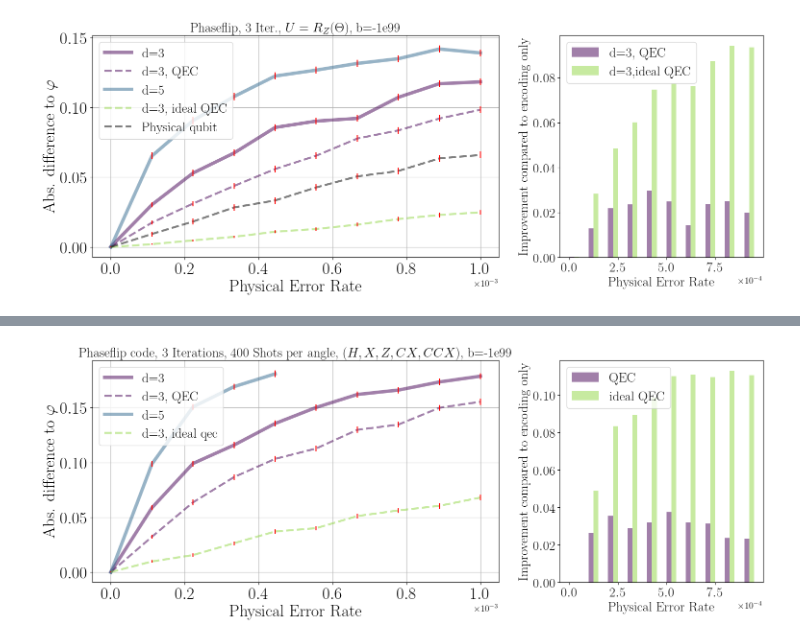
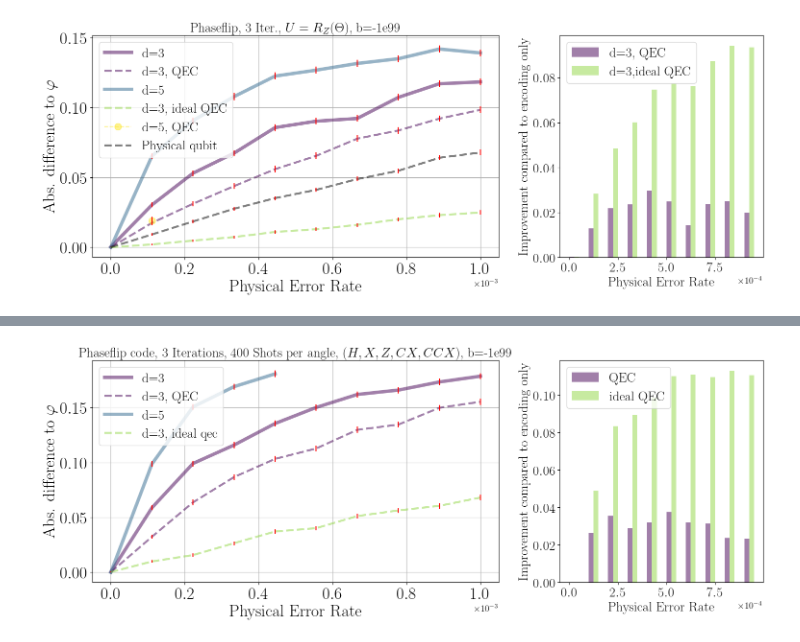
Before and after one commit to RicemanBoy/iqpe, a Jupyter notebook: repcode.ipynb, the cells around one changed output, grey strips where cells are left out. Saved outputs shown, nothing was run; the diff lists cells and outputs as text; code cells hidden in the pictures.

```diff
--- a/repcode.ipynb
+++ b/repcode.ipynb
@@ -19,7 +76,7 @@ shots = 400
 p1, y1, y_qec1, err1, err_qec1 = np.loadtxt("HPC/text/d3_rz_short.txt", delimiter = ",")
 p2, y2, err2 = np.loadtxt("HPC/text/d5_rz_short_noqec.txt", delimiter = ",")
 p3, y3, y_qec3, err3, err_qec3 = np.loadtxt("HPC/text/d3_rz_short_ideal.txt", delimiter = ",")
-# p4, y_qec4, err_qec4 = np.loadtxt("HPC/text/d5_rz_short_qec_0.txt", delimiter = ",")
+p4, y_qec4, err_qec4 = np.loadtxt("HPC/text/d5_rz_short_qec_0.txt", delimiter = ",")
 # p5, y5, y_qec5, err5, err_qec5 = np.loadtxt("HPC/text/bigsteane_idealqec_lots.txt", delimiter = ",")
 p6, y6, err6 = np.loadtxt("HPC/text/physicalq_rz.txt", delimiter =",")
 
@@ -42,14 +99,14 @@ ax1.errorbar(p2, y2, yerr=err2, ecolor="red", linestyle="")
 ax1.plot(p3, y_qec3, label="d=3, ideal QEC", marker = "", linestyle = "--", markersize = 20, alpha = 0.5, color = colors[5], linewidth=3)
 ax1.errorbar(p3, y_qec3, yerr=err_qec3, ecolor="red", linestyle="")
 
-# ax1.plot(p4, y_qec4, label="d=5, QEC", marker = ".", linestyle = "--", markersize = 20, alpha = 0.5, color = colors[6])
-# ax1.errorbar(p4, y_qec4, yerr=err_qec4, ecolor="red", linestyle="")
+ax1.plot(p4, y_qec4, label="d=5, QEC", marker = ".", linestyle = "--", markersize = 20, alpha = 0.5, color = colors[6])
+ax1.errorbar(p4, y_qec4, yerr=err_qec4, ecolor="red", linestyle="")
 
 # ax1.plot(p5, y_qec5, label="d=5, ideal QEC", marker = "", linestyle = "--", markersize = 20, alpha = 0.5, color = colors[4], linewidth=3)
 # ax1.errorbar(p5, y_qec5, yerr=err_qec5, ecolor="red", linestyle="")
 
 ax1.plot(p6,y6, label="Physical qubit", marker = "", linestyle = "--", markersize = 20, alpha = 0.5, color = "black", linewidth=3)
-ax1.errorbar(p6, y6, yerr=err1, ecolor="red", linestyle="")
+ax1.errorbar(p6, y6, yerr=err6, ecolor="red", linestyle="")
 
 
 ax1.set_title(r"Phaseflip, 3 Iter., $U=R_Z(\Theta)$, b=-1e99", fontsize=20)
@@ -118,34 +175,34 @@ ax2.bar(
 #     width=bar_width,
 #     align="edge",
 #     alpha=0.5,
 #     color=colors[5],
 #     label="2-FTEC (lots)"
 # )
 
 # ax2.bar(
 #     x +  bar_width,
 #     d3_idealqec_counts,
 #     width=bar_width,
 #     align="edge",
 #     alpha=0.5,
 #     color=colors[4],
 #     label="ideal QEC"
 # )
 
 
 ax2.legend(fontsize=20)
 ax2.tick_params(axis='both', which='major', labelsize=20)
 ax2.set_xlabel("Physical Error Rate", fontsize=20)
 ax2.set_ylabel(r"Improvement compared to encoding only", fontsize=20)
 ax1.ticklabel_format(axis="x", style="sci", scilimits=(0, 0)), ax1.xaxis.get_offset_text().set_fontsize(14), ax2.xaxis.get_offset_text().set_fontsize(14)
 ax2.ticklabel_format(axis="x", style="sci", scilimits=(0, 0))
 
 ############################################################################################################################
 #plt.tight_layout()
 # plt.savefig("14.png", bbox_inches="tight" ,dpi=200)
 plt.show()
 # %% [output]
-[figure, old version]
+[figure, new version]
 # %%
 # Phaseflipcode mit bias preserving [H,X,Z,CX,CCX] Gateset, improved mit beamsearch, aka etwa 20% weniger CX!
 shots = 400
```
Also changed, not shown: parts of 2 cells of this notebook, 11 other files.
